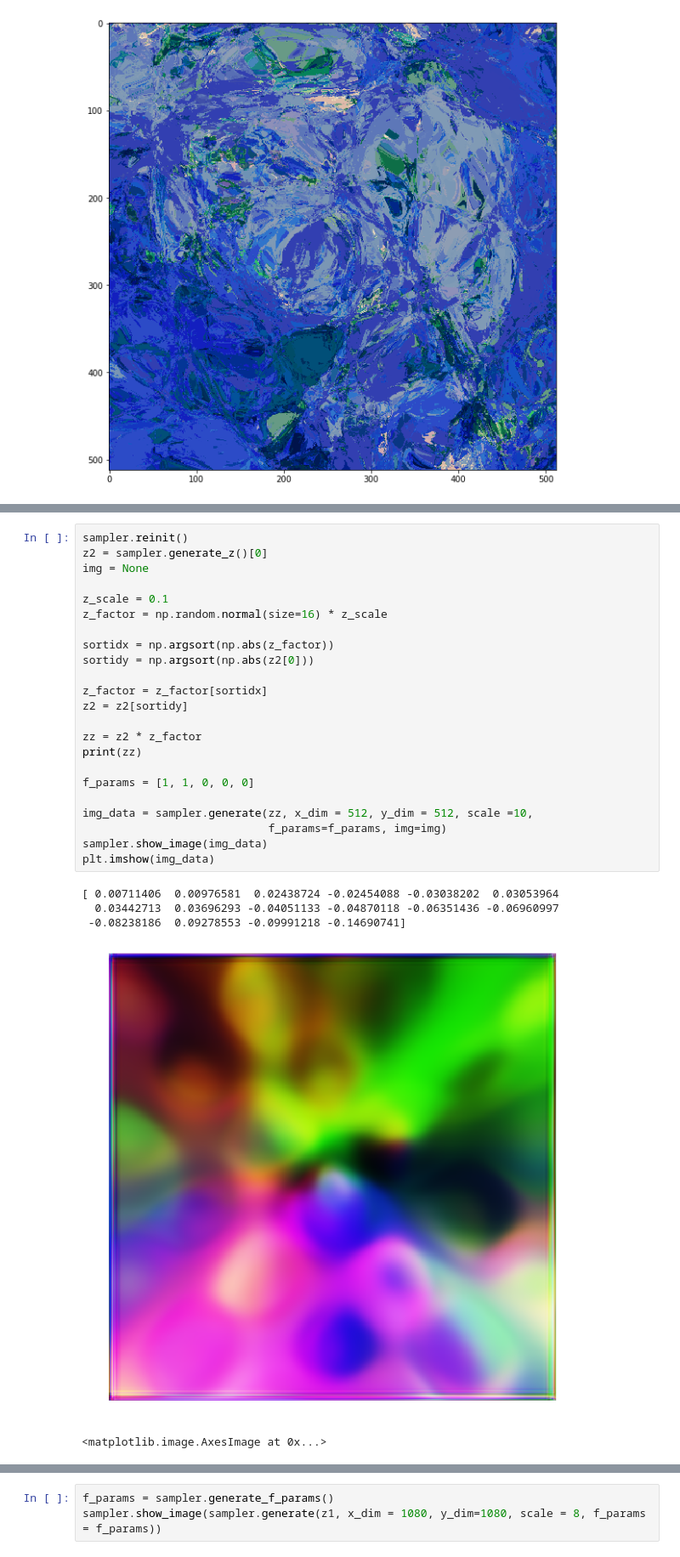
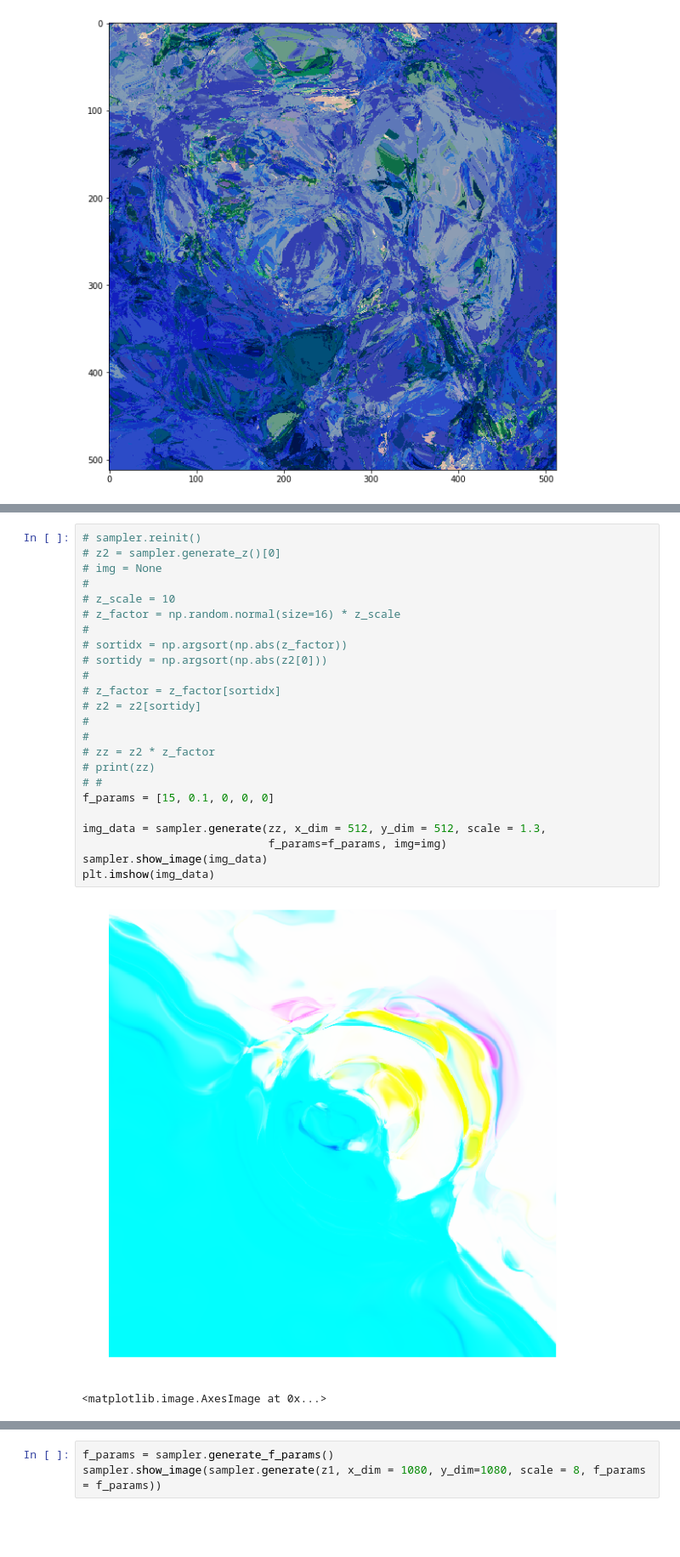
Before and after one commit to heysoos/cppn-tensorflow, a Jupyter notebook: cppn.ipynb, the cells around one changed output, grey strips where cells are left out. Shown at 85% size. Saved outputs shown, nothing was run; the diff lists cells and outputs as text; blank space fills up the shorter version.

Commit message:
latest series of updates to the model/sampler/jupyter notebook.

```diff
--- a/cppn.ipynb
+++ b/cppn.ipynb
@@ -89,31 +121,29 @@ Use `tf.variables_initializer` instead.
 <matplotlib.image.AxesImage at 0x...>
 [figure]
 # %%
-sampler.reinit()
-z2 = sampler.generate_z()[0]
-img = None
+# sampler.reinit()
+# z2 = sampler.generate_z()[0]
+# img = None
+#
+# z_scale = 10
+# z_factor = np.random.normal(size=16) * z_scale
+#
+# sortidx = np.argsort(np.abs(z_factor))
+# sortidy = np.argsort(np.abs(z2[0]))
+#
+# z_factor = z_factor[sortidx]
+# z2 = z2[sortidy]
+#
+#
+# zz = z2 * z_factor
+# print(zz)
+# #
+f_params = [15, 0.1, 0, 0, 0]
 
-z_scale = 0.1
-z_factor = np.random.normal(size=16) * z_scale
-
-sortidx = np.argsort(np.abs(z_factor))
-sortidy = np.argsort(np.abs(z2[0]))
-
-z_factor = z_factor[sortidx]
-z2 = z2[sortidy]
-
-zz = z2 * z_factor
-print(zz)
-
-f_params = [1, 1, 0, 0, 0]
-
-img_data = sampler.generate(zz, x_dim = 512, y_dim = 512, scale =10,
+img_data = sampler.generate(zz, x_dim = 512, y_dim = 512, scale = 1.3,
                             f_params=f_params, img=img)
 sampler.show_image(img_data)
 plt.imshow(img_data)
 # %% [output]
+[figure, new version]
-[ 0.00711406  0.00976581  0.02438724 -0.02454088 -0.03038202  0.03053964
-  0.03442713  0.03696293 -0.04051133 -0.04870118 -0.06351436 -0.06960997
- -0.08238186  0.09278553 -0.09991218 -0.14690741]
+<matplotlib.image.AxesImage at 0x...>
-[figure, old version]
-<matplotlib.image.AxesImage at 0x...>
```
Also changed, not shown: parts of 10 cells of this notebook, 3 other files.
